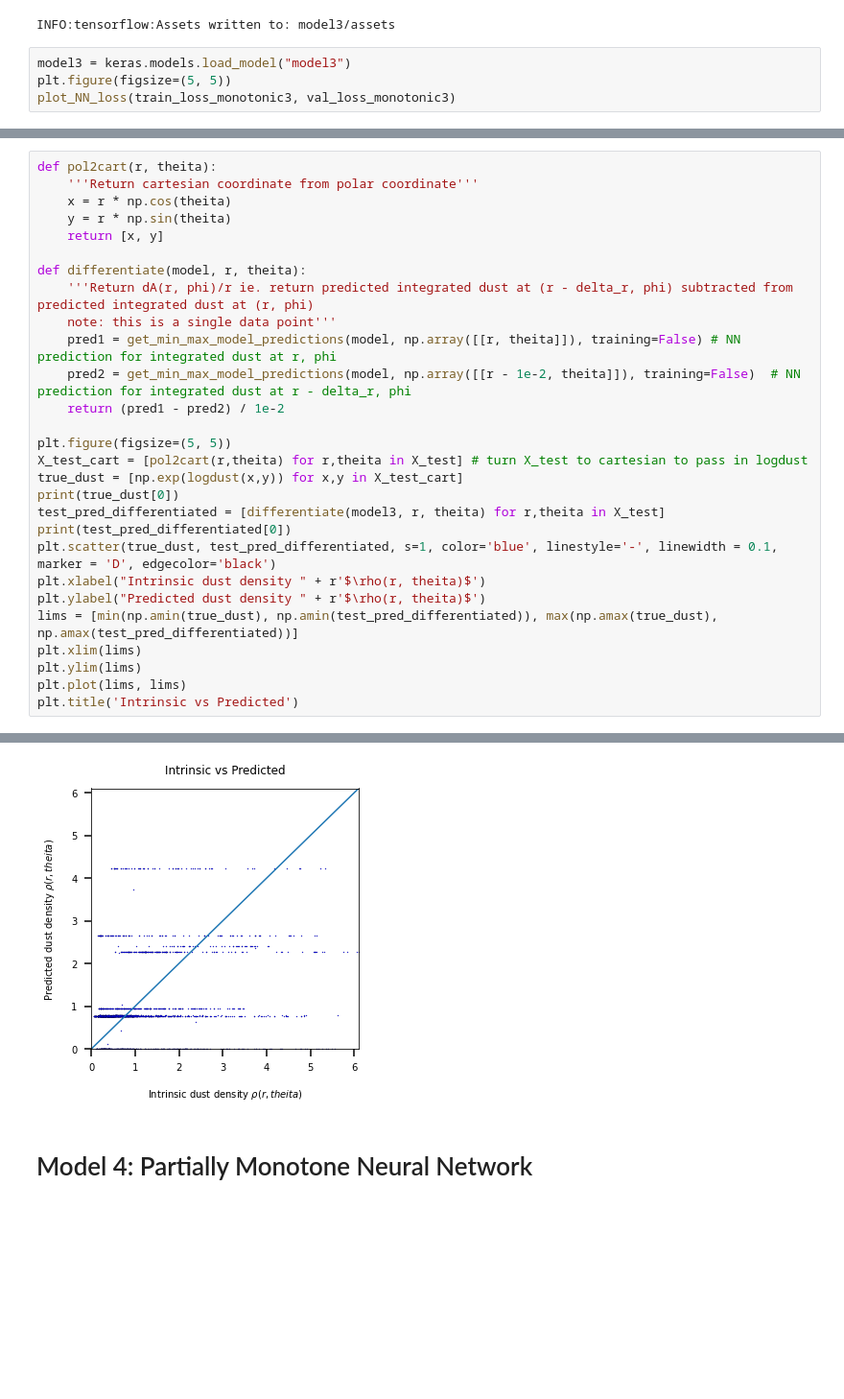
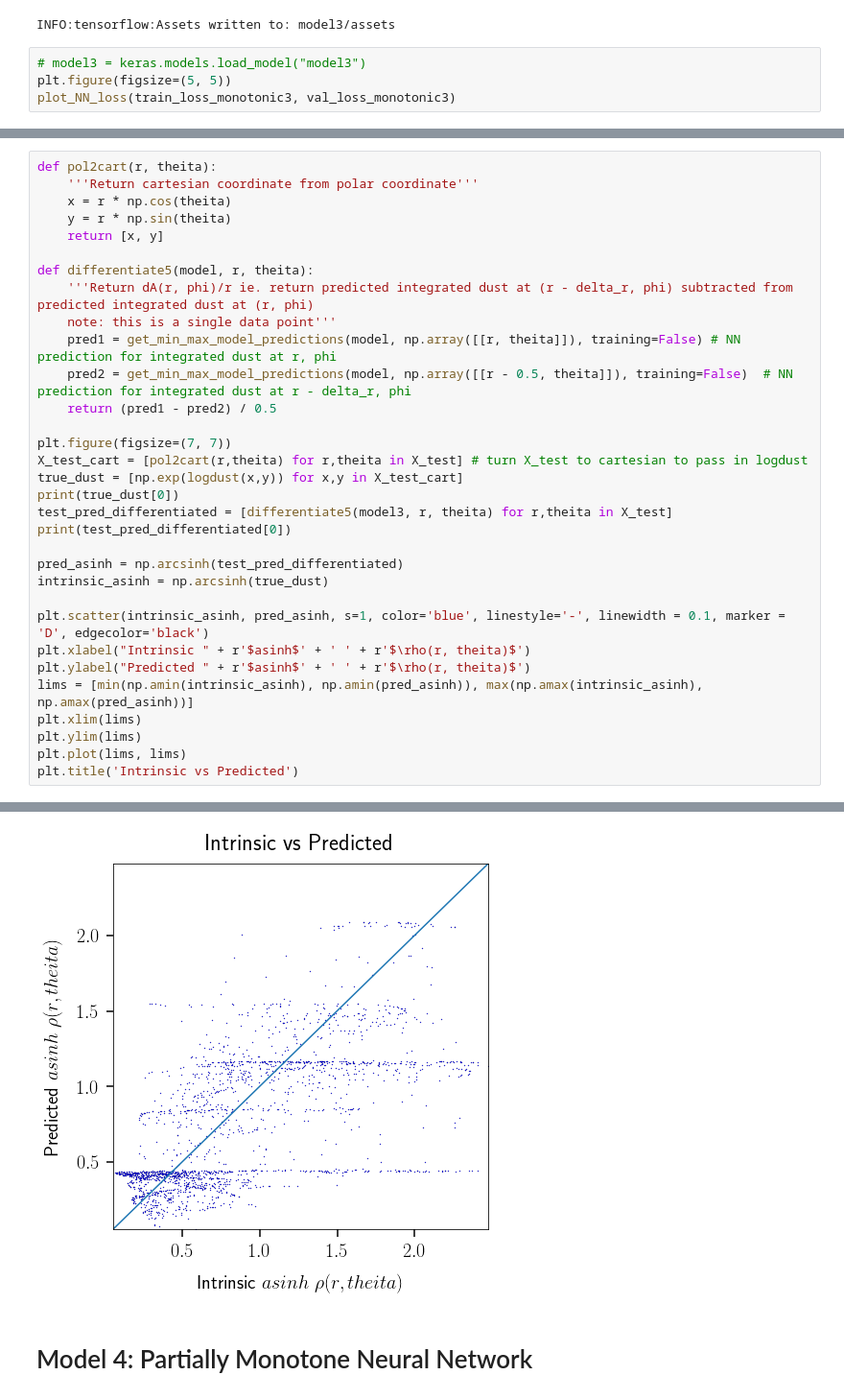
Before and after one commit to avaove/dust-map, a Jupyter notebook: dust_fit.ipynb, the cells around one changed output, grey strips where cells are left out. Shown at 96% size. Cells and saved outputs as stored; diff of their text form; blank space fills up the shorter version.

Commit message:
updated notebook and plots

```diff
--- a/dust_fit.ipynb
+++ b/dust_fit.ipynb
@@ -463,7 +502,7 @@ model3.save("model3")
 # %% [output]
 INFO:tensorflow:Assets written to: model3/assets
 # %%
-model3 = keras.models.load_model("model3")
+# model3 = keras.models.load_model("model3")
 plt.figure(figsize=(5, 5))
 plot_NN_loss(train_loss_monotonic3, val_loss_monotonic3)
 # %%
@@ -547,23 +621,27 @@ def pol2cart(r, theita):
     y = r * np.sin(theita)
     return [x, y]
 
-def differentiate(model, r, theita):
+def differentiate5(model, r, theita):
     '''Return dA(r, phi)/r ie. return predicted integrated dust at (r - delta_r, phi) subtracted from predicted integrated dust at (r, phi)
     note: this is a single data point'''
     pred1 = get_min_max_model_predictions(model, np.array([[r, theita]]), training=False) # NN prediction for integrated dust at r, phi
-    pred2 = get_min_max_model_predictions(model, np.array([[r - 1e-2, theita]]), training=False)  # NN prediction for integrated dust at r - delta_r, phi
-    return (pred1 - pred2) / 1e-2
+    pred2 = get_min_max_model_predictions(model, np.array([[r - 0.5, theita]]), training=False)  # NN prediction for integrated dust at r - delta_r, phi
+    return (pred1 - pred2) / 0.5
 
-plt.figure(figsize=(5, 5))
+plt.figure(figsize=(7, 7))
 X_test_cart = [pol2cart(r,theita) for r,theita in X_test] # turn X_test to cartesian to pass in logdust
 true_dust = [np.exp(logdust(x,y)) for x,y in X_test_cart]
 print(true_dust[0])
-test_pred_differentiated = [differentiate(model3, r, theita) for r,theita in X_test]
+test_pred_differentiated = [differentiate5(model3, r, theita) for r,theita in X_test]
 print(test_pred_differentiated[0])
-plt.scatter(true_dust, test_pred_differentiated, s=1, color='blue', linestyle='-', linewidth = 0.1, marker = 'D', edgecolor='black')
-plt.xlabel("Intrinsic dust density " + r'$\rho(r, theita)$')
-plt.ylabel("Predicted dust density " + r'$\rho(r, theita)$')
-lims = [min(np.amin(true_dust), np.amin(test_pred_differentiated)), max(np.amax(true_dust), np.amax(test_pred_differentiated))]
+
+pred_asinh = np.arcsinh(test_pred_differentiated)
+intrinsic_asinh = np.arcsinh(true_dust)
+
+plt.scatter(intrinsic_asinh, pred_asinh, s=1, color='blue', linestyle='-', linewidth = 0.1, marker = 'D', edgecolor='black')
+plt.xlabel("Intrinsic " + r'$asinh$' + ' ' + r'$\rho(r, theita)$')
+plt.ylabel("Predicted " + r'$asinh$' + ' ' + r'$\rho(r, theita)$')
+lims = [min(np.amin(intrinsic_asinh), np.amin(pred_asinh)), max(np.amax(intrinsic_asinh), np.amax(pred_asinh))]
 plt.xlim(lims)
 plt.ylim(lims)
 plt.plot(lims, lims)
@@ -574,5 +652,5 @@ tf.Tensor([0.768185], shape=(1,), dtype=float32)
 Text(0.5, 1.0, 'Intrinsic vs Predicted')
-[figure, old version]
+[figure, new version]
 # %% [markdown]
 # Model 4: Partially Monotone Neural Network
 # %% [markdown]
```
Also changed, not shown: parts of 12 cells of this notebook, 10 other files.
